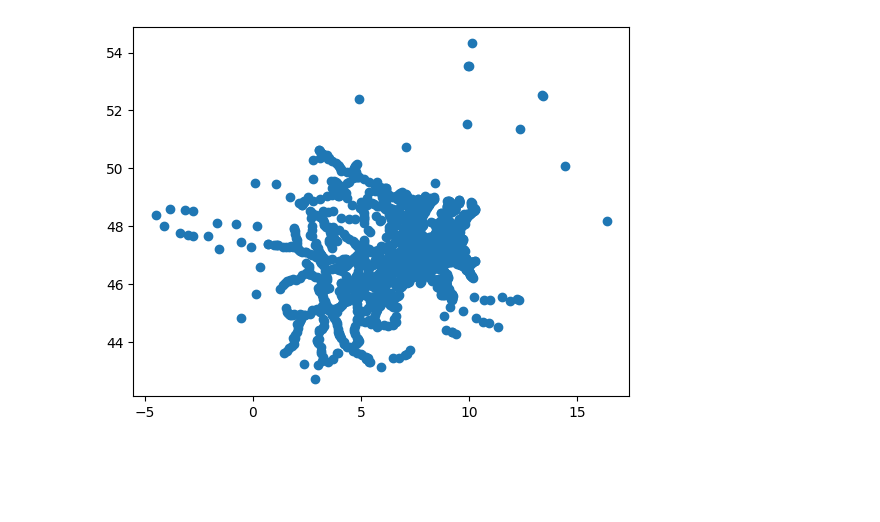
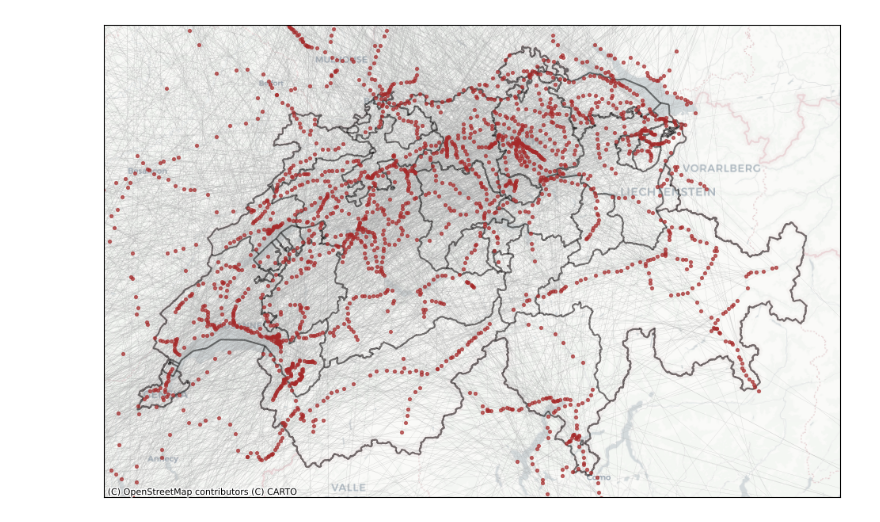
Before and after one commit to mattduerrmeier/sbb-analytics, a Jupyter notebook: network_visualization.ipynb, the cells around one changed output. Cells and saved outputs as stored; diff of their text form; code cells hidden in the pictures; blank space fills up the shorter version.

```diff
--- a/network_visualization.ipynb
+++ b/network_visualization.ipynb
@@ -61,5 +40,11 @@ df = df.to_crs(epsg=3857)
-# %%
-plt.scatter(df['lon'], df['lat'])
-plt.show()
-# %% [output]
-[figure, removed]
+# %%
+ax = gdf[gdf["typ"] != "k_W"].plot(figsize=(12, 12), alpha=0.5, edgecolor="k")
+add_basemap(ax, source=providers.CartoDB.Positron)
+
+nx.draw_networkx(G, positions, ax=ax, with_labels=False,
+                 node_color="brown", node_size=7.5, alpha=0.66,
+                edge_color="darkgrey",  width=0.15
+)
+plt.show()
+# %% [output]
+[figure, added]
```
Also changed, not shown: parts of 10 cells of this notebook, 1 other file.
